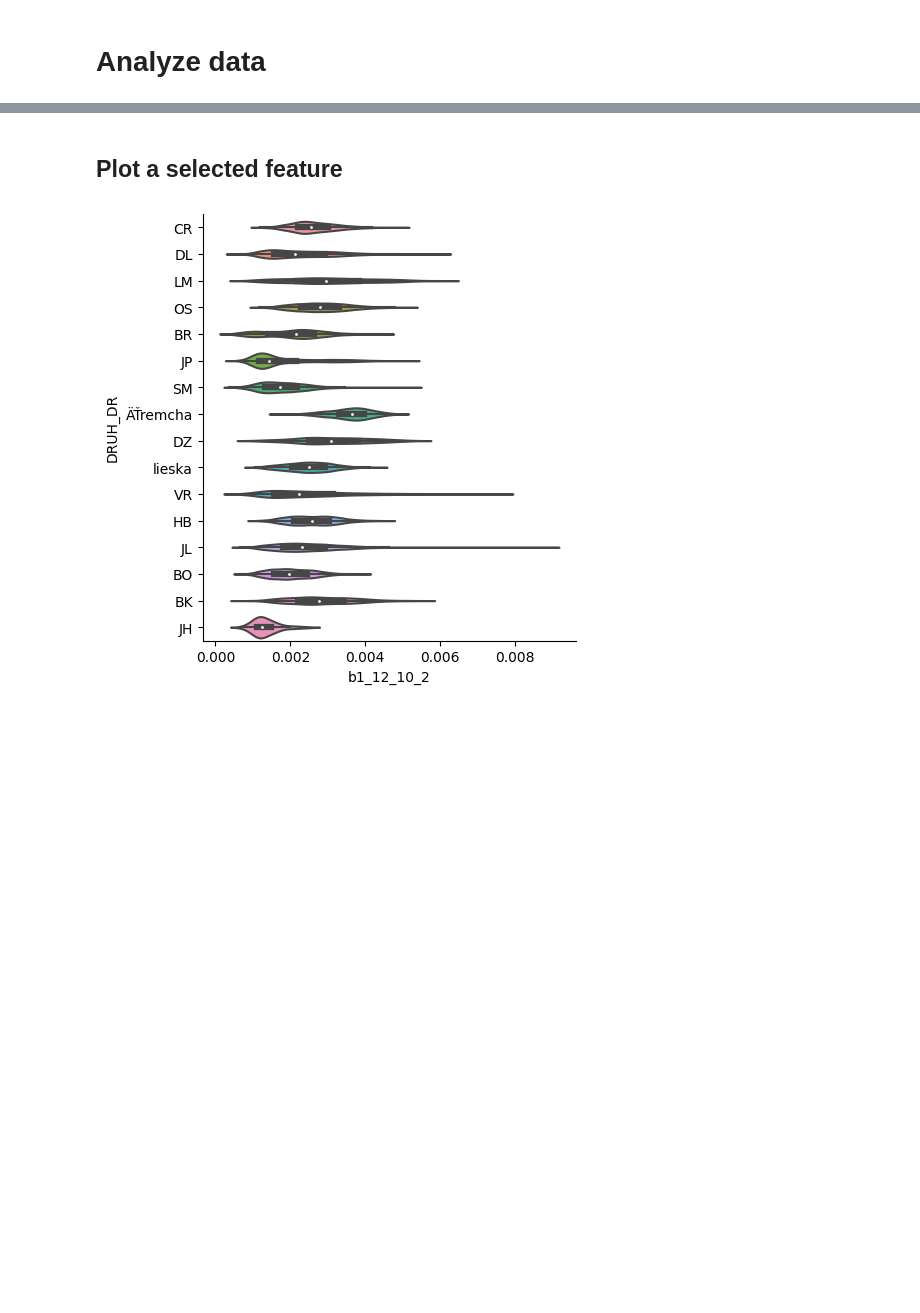
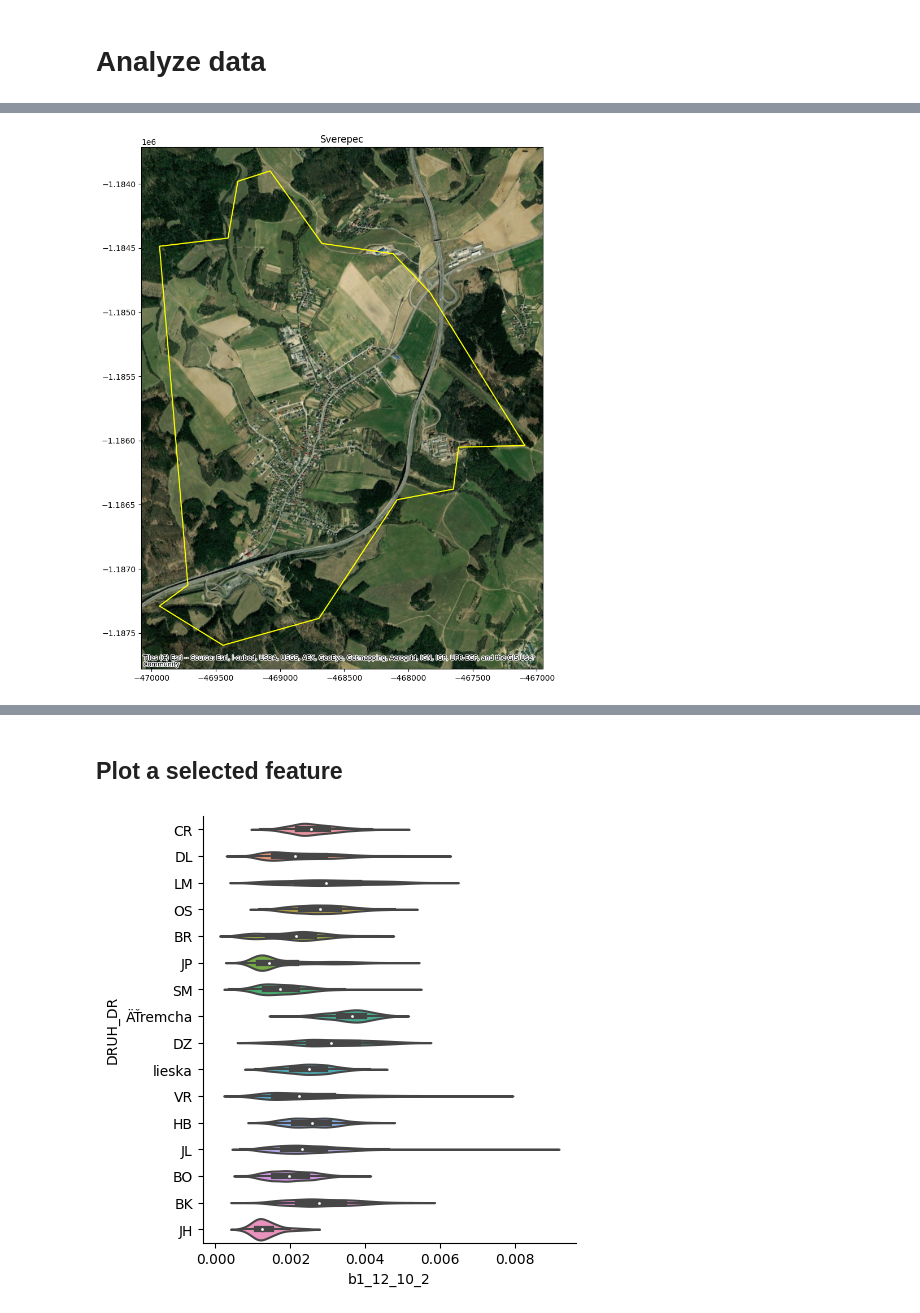
Before and after one commit to IISAS/nvflare-hysped, a Jupyter notebook: volumes/dev/tf/notebooks/data_preview.ipynb, the cells around one changed output, grey strips where cells are left out. Cells and saved outputs as stored; diff of their text form; code cells hidden in the pictures; blank space fills up the shorter version.

```diff
--- a/volumes/dev/tf/notebooks/data_preview.ipynb
+++ b/volumes/dev/tf/notebooks/data_preview.ipynb
@@ -96,0 +115,11 @@ Data statistics:
+# %%
+gdf_sk_obce = gpd.read_file(os.path.join('..', 'maps', 'ah_shp_3.zip'), layer='obec_3')
+gdf_sk_obce = gdf_sk_obce.to_crs(cfg['crs'])
+# %%
+gdf_sverepec = gdf_sk_obce[gdf_sk_obce.NM4 == 'Sverepec']
+ax = gdf_sverepec.boundary.plot(figsize=cfg['figsize'], color=to_rgba('yellow', 1.0))
+ctx.add_basemap(ax=ax, source=ctx.providers.Esri.WorldImagery, crs=cfg['crs'])
+plt.title(gdf_sverepec.NM4.values[0])
+plt.show()
+# %% [output]
+[figure, added]
```
Also changed, not shown: parts of 7 cells of this notebook, 10 other files.
